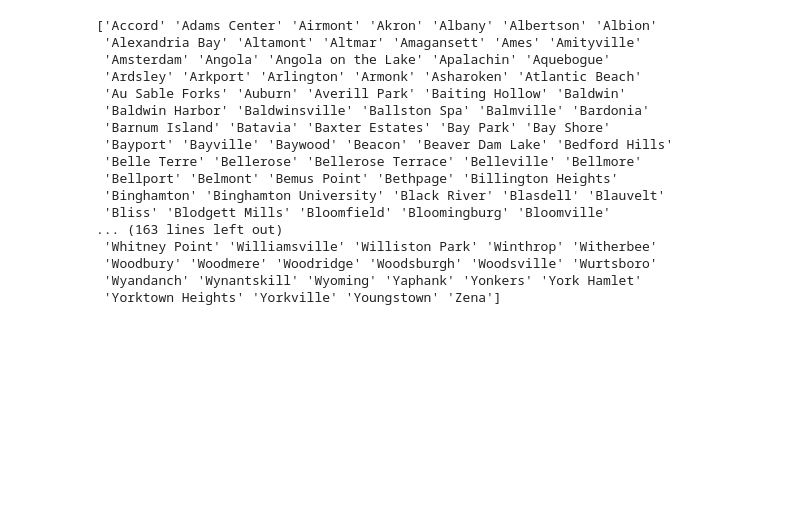
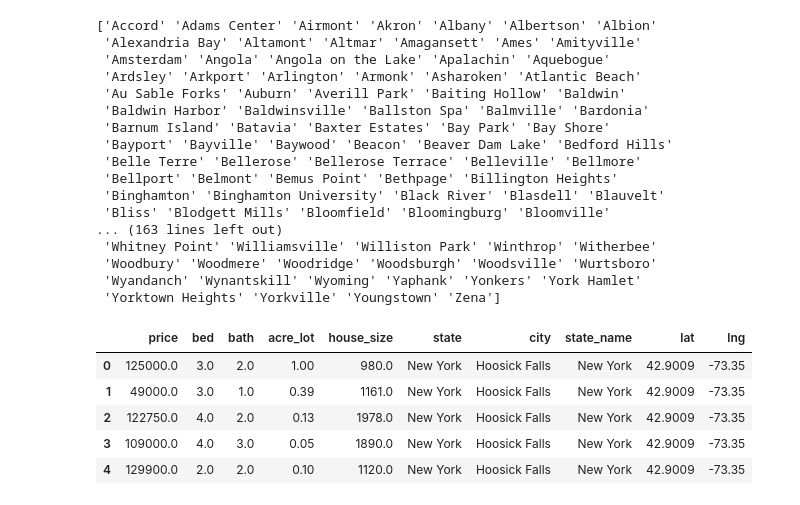
Before and after one commit to NMcHale029/BC-Project-1, a Jupyter notebook: cites.ipynb, the cells around one changed output. Cells and saved outputs as stored; diff of their text form; code cells hidden in the pictures; blank space fills up the shorter version.

```diff
--- a/cites.ipynb
+++ b/cites.ipynb
@@ -247,3 +242,13 @@ print(clist)
  'Woodbury' 'Woodmere' 'Woodridge' 'Woodsburgh' 'Woodsville' 'Wurtsboro'
  'Wyandanch' 'Wynantskill' 'Wyoming' 'Yaphank' 'Yonkers' 'York Hamlet'
  'Yorktown Heights' 'Yorkville' 'Youngstown' 'Zena']
+# %%
+new_df = pd.merge(ny_cities_df, nycitieslatlng_df, on='city')
+new_df.head()
+# %% [output]
+|  | price | bed | bath | acre_lot | house_size | state | city | state_name | lat | lng |
+| 0 | 125000.0 | 3.0 | 2.0 | 1.00 | 980.0 | New York | Hoosick Falls | New York | 42.9009 | -73.35 |
+| 1 | 49000.0 | 3.0 | 1.0 | 0.39 | 1161.0 | New York | Hoosick Falls | New York | 42.9009 | -73.35 |
+| 2 | 122750.0 | 4.0 | 2.0 | 0.13 | 1978.0 | New York | Hoosick Falls | New York | 42.9009 | -73.35 |
+| 3 | 109000.0 | 4.0 | 3.0 | 0.05 | 1890.0 | New York | Hoosick Falls | New York | 42.9009 | -73.35 |
+| 4 | 129900.0 | 2.0 | 2.0 | 0.10 | 1120.0 | New York | Hoosick Falls | New York | 42.9009 | -73.35 |
```
Also changed, not shown: parts of 4 cells of this notebook.
